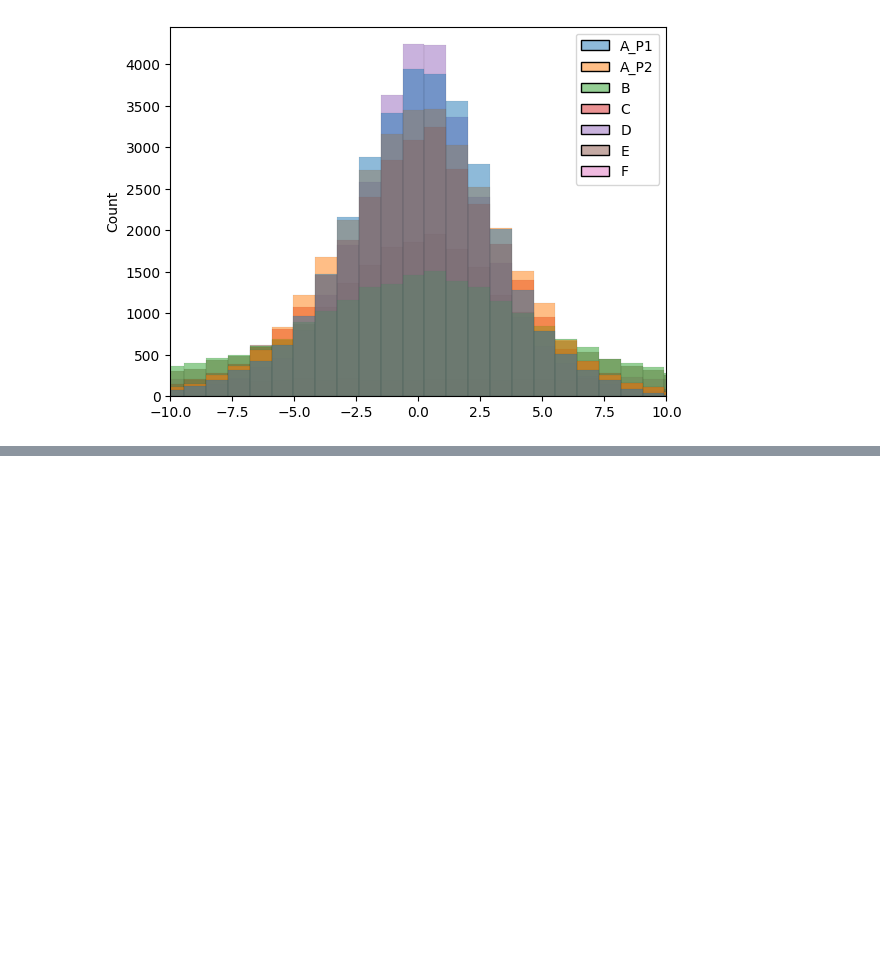
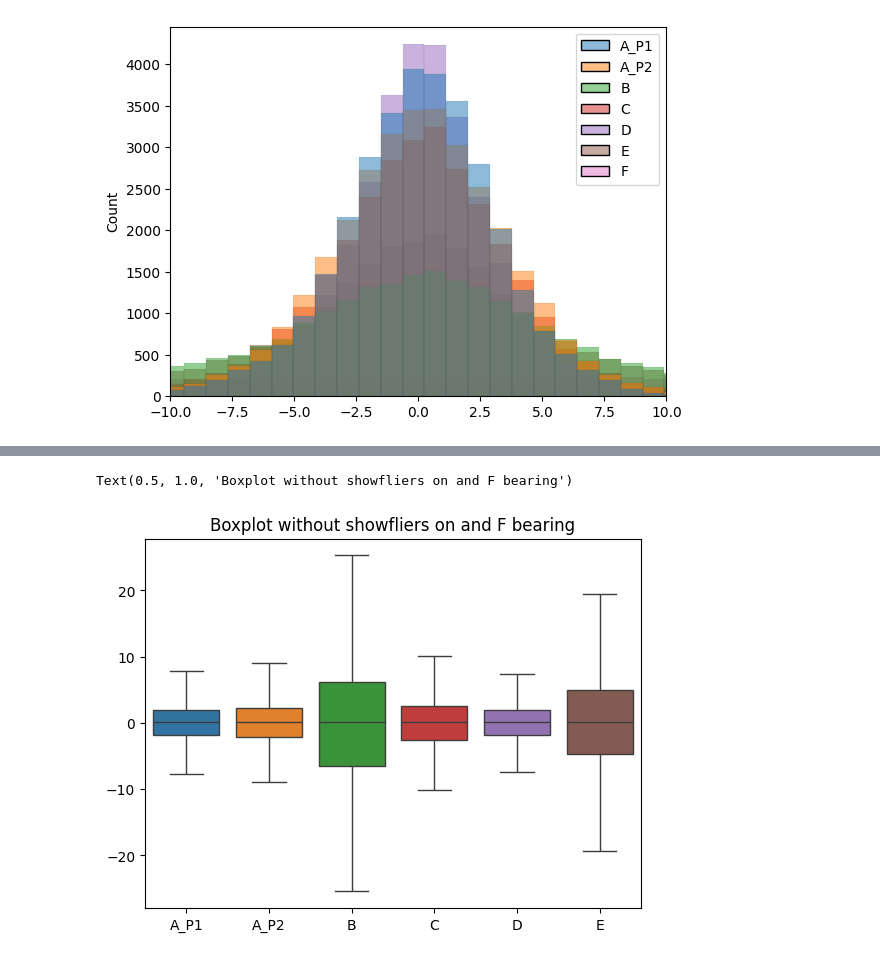
Before and after one commit to Mikaelow/Praca-inzynierska--probna, a Jupyter notebook: lozyska.ipynb, the cells around one changed output, grey strips where cells are left out. Cells and saved outputs as stored; diff of their text form; code cells hidden in the pictures; blank space fills up the shorter version.

```diff
--- a/lozyska.ipynb
+++ b/lozyska.ipynb
@@ -46,0 +65,8 @@ plt.xlim(-10, 10)
+# %%
+
+#boxplot without showfliers and F bearing
+sns.boxplot(data=db[['A_P1', 'A_P2', 'B', 'C', 'D', 'E']],showfliers=False)
+plt.title("Boxplot without showfliers on and F bearing")
+# %% [output]
+Text(0.5, 1.0, 'Boxplot without showfliers on and F bearing')
+[figure, added]
```
Also changed, not shown: parts of 6 cells of this notebook.
